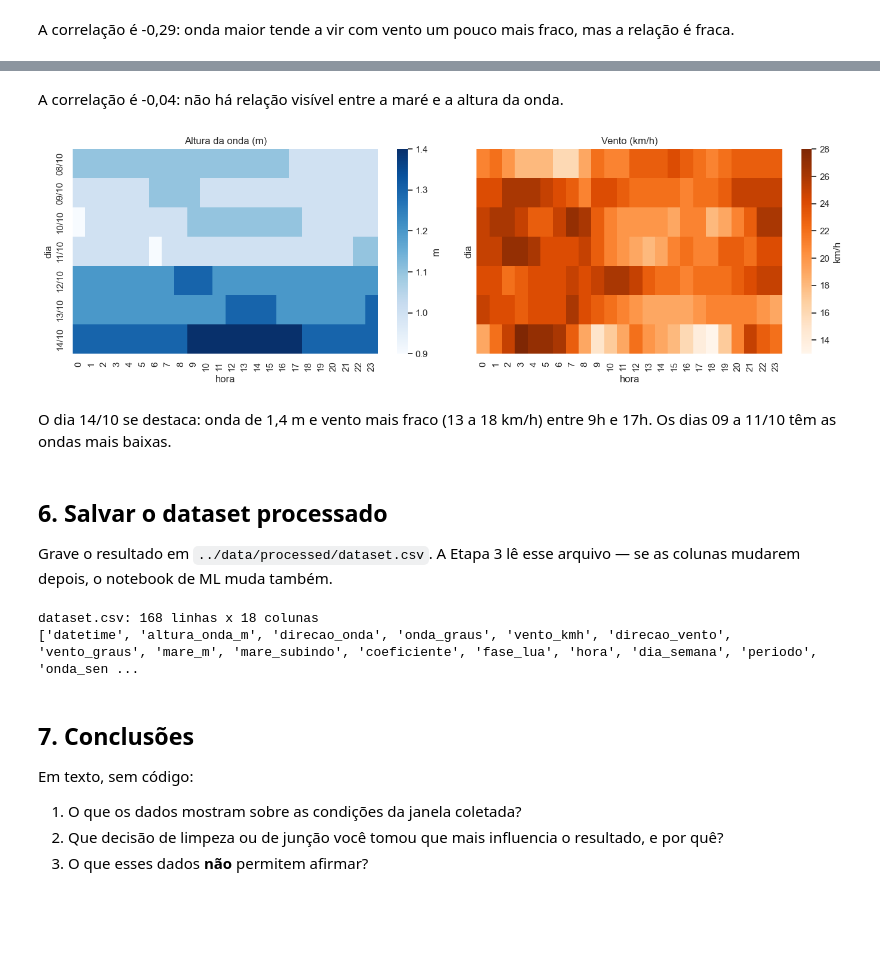
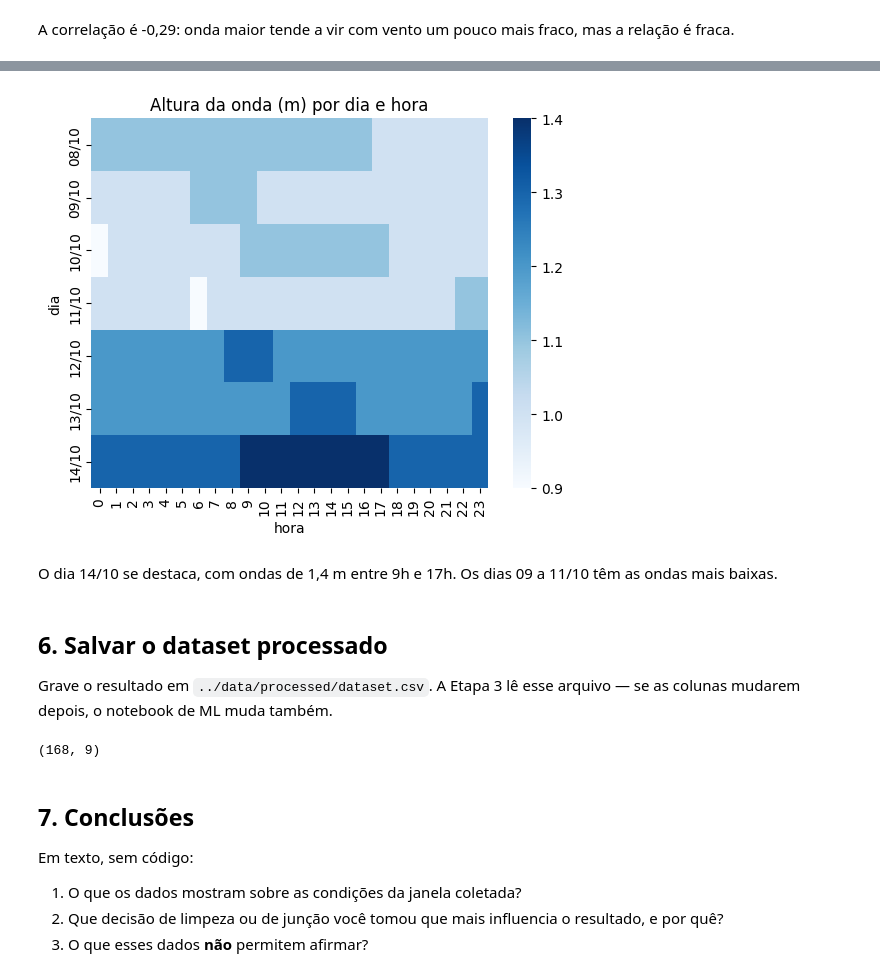
Before and after one commit to matheuscbrito/miniprojeto2, a Jupyter notebook: notebooks/eda.ipynb, the cells around one changed output, grey strips where cells are left out. Cells and saved outputs as stored; diff of their text form; code cells hidden in the pictures; blank space fills up the shorter version.

```diff
--- a/notebooks/eda.ipynb
+++ b/notebooks/eda.ipynb
@@ -11,16 +11,12 @@ cada uma com código e, no fim, em texto. Acrescente seções se quiser.
 from pathlib import Path
 
 import matplotlib.pyplot as plt
-import numpy as np
 import pandas as pd
 import seaborn as sns
 
 DIR_RAW = Path("..") / "data" / "raw"
 DIR_PROC = Path("..") / "data" / "processed"
 DIR_PROC.mkdir(parents=True, exist_ok=True)
-
-sns.set_theme(style="whitegrid", context="notebook")
-pd.set_option("display.width", 120)
 # %% [markdown]
 ## 1. Carregar os CSVs
 
@@ -241,8 +124,0 @@ O vento é mais fraco no fim da tarde (cerca de 20 km/h) e mais forte de madruga
-# %%
-bins, nomes = [-1, 5, 11, 17, 23], ["madrugada", "manhã", "tarde", "noite"]
-vento["periodo"] = pd.cut(vento["hora"], bins=bins, labels=nomes)
-ordem = sorted(vento["direcao"].unique(), key=ROSA.get)
-fig, ax = plt.subplots(figsize=(9, 4))
-sns.countplot(data=vento, x="direcao", hue="periodo", order=ordem, ax=ax)
-ax.set(title="Direção do vento por período do dia", xlabel="direção", ylabel="horas")
-plt.show()
@@ -278,9 +146,6 @@ Justifique as escolhas em markdown. Elas são a base das duas próximas etapas.
 # %%
-ondas_h = ondas.rename(columns={"direcao": "direcao_onda", "direcao_graus": "onda_graus"})[
-    ["datetime", "altura_onda_m", "direcao_onda", "onda_graus"]]
-vento_h = vento.rename(columns={"direcao": "direcao_vento", "direcao_graus": "vento_graus"})[
-    ["datetime", "vento_kmh", "direcao_vento", "vento_graus"]]
-
-grade = ondas_h.merge(vento_h, on="datetime", how="inner", validate="one_to_one")
-print("horas em ondas:", len(ondas_h), "| em vento:", len(vento_h), "| na junção:", len(grade))
+dados = ondas.rename(columns={"direcao": "direcao_onda"}).merge(
+    vento.drop(columns="hora").rename(columns={"direcao": "direcao_vento"}), on="datetime"
+)
+print(len(ondas), len(vento), len(dados))
 # %% [output]
@@ -344,0 +153,9 @@ dataset.head()
+# %%
+ultima_mare = mares_previsao.sort_values("datetime").rename(columns={"altura_m": "mare_m"})
+dados = pd.merge_asof(dados.sort_values("datetime"), ultima_mare[["datetime", "mare_m", "tipo"]], on="datetime")
+dados["mare_subindo"] = (dados["tipo"] == "baixa").astype(int)
+dados = dados.drop(columns="tipo")
+
+dados["hora"] = dados["datetime"].dt.hour
+dados["dia_semana"] = dados["datetime"].dt.dayofweek
+dados.head()
@@ -378,31 +192,23 @@ correlação onda x maré: -0.04
-# %% [markdown]
-A correlação é -0,04: não há relação visível entre a maré e a altura da onda.
 # %%
-dataset["dia"] = dataset["datetime"].dt.strftime("%d/%m")
-fig, axs = plt.subplots(1, 2, figsize=(14, 4.5), sharey=True)
-sns.heatmap(dataset.pivot(index="dia", columns="hora", values="altura_onda_m"), cmap="Blues", annot=False, ax=axs[0], cbar_kws={"label": "m"})
-axs[0].set_title("Altura da onda (m)")
-sns.heatmap(dataset.pivot(index="dia", columns="hora", values="vento_kmh"), cmap="Oranges", ax=axs[1], cbar_kws={"label": "km/h"})
-axs[1].set_title("Vento (km/h)")
-plt.tight_layout()
+dados["dia"] = dados["datetime"].dt.strftime("%d/%m")
+sns.heatmap(dados.pivot(index="dia", columns="hora", values="altura_onda_m"), cmap="Blues")
+plt.title("Altura da onda (m) por dia e hora")
 plt.show()
 # %% [output]
-[figure, old version]
+[figure, new version]
 # %% [markdown]
-O dia 14/10 se destaca: onda de 1,4 m e vento mais fraco (13 a 18 km/h) entre 9h e 17h. Os dias 09 a 11/10 têm as ondas mais baixas.
+O dia 14/10 se destaca, com ondas de 1,4 m entre 9h e 17h. Os dias 09 a 11/10 têm as ondas mais baixas.
 # %% [markdown]
 ## 6. Salvar o dataset processado
 
 Grave o resultado em `../data/processed/dataset.csv`. A Etapa 3 lê esse
 arquivo — se as colunas mudarem depois, o notebook de ML muda também.
 # %%
-dataset = dataset.drop(columns=["dia"])
-dataset.to_csv(DIR_PROC / "dataset.csv", index=False)
-print(f"dataset.csv: {len(dataset)} linhas x {dataset.shape[1]} colunas")
-print(list(dataset.columns))
+dados = dados.drop(columns="dia")
+dados.to_csv(DIR_PROC / "dataset.csv", index=False)
+print(dados.shape)
 # %% [output]
-dataset.csv: 168 linhas x 18 colunas
-['datetime', 'altura_onda_m', 'direcao_onda', 'onda_graus', 'vento_kmh', 'direcao_vento', 'vento_graus', 'mare_m', 'mare_subindo', 'coeficiente', 'fase_lua', 'hora', 'dia_semana', 'periodo', 'onda_sen ...
+(168, 9)
 # %% [markdown]
 ## 7. Conclusões
 
```
Also changed, not shown: parts of 40 cells of this notebook, 2 other files.
